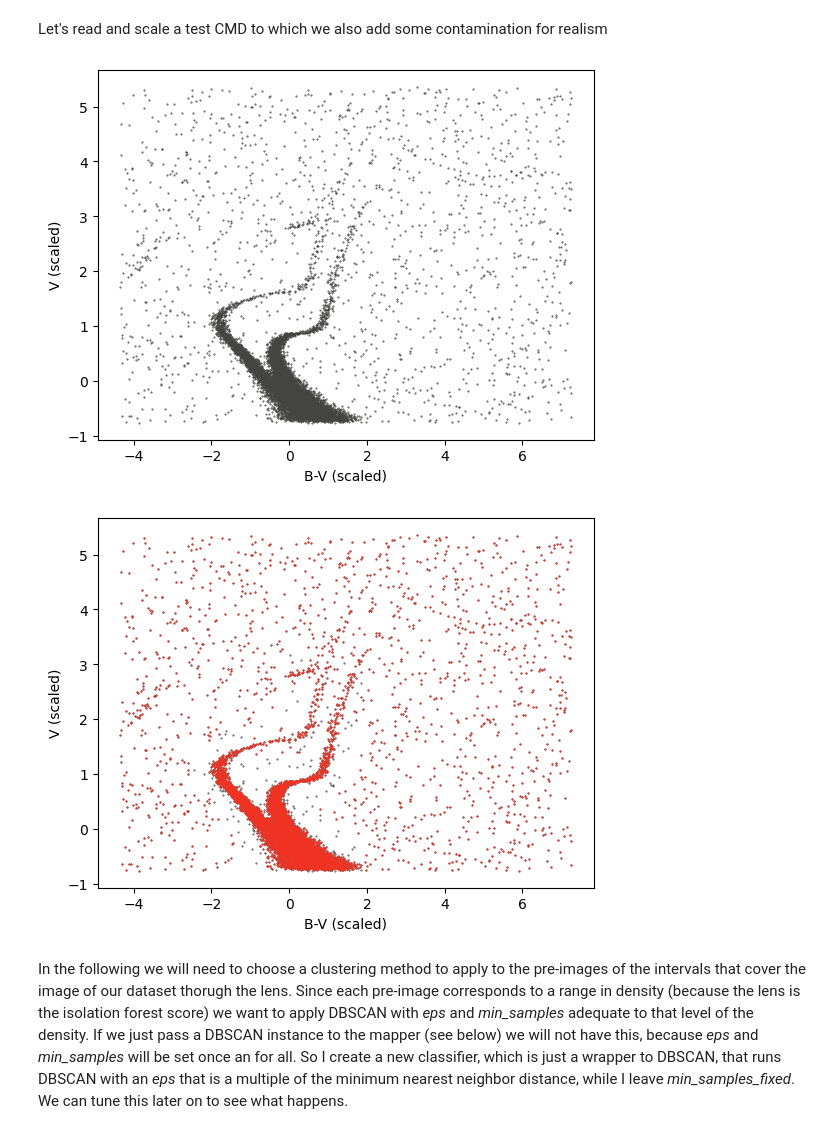
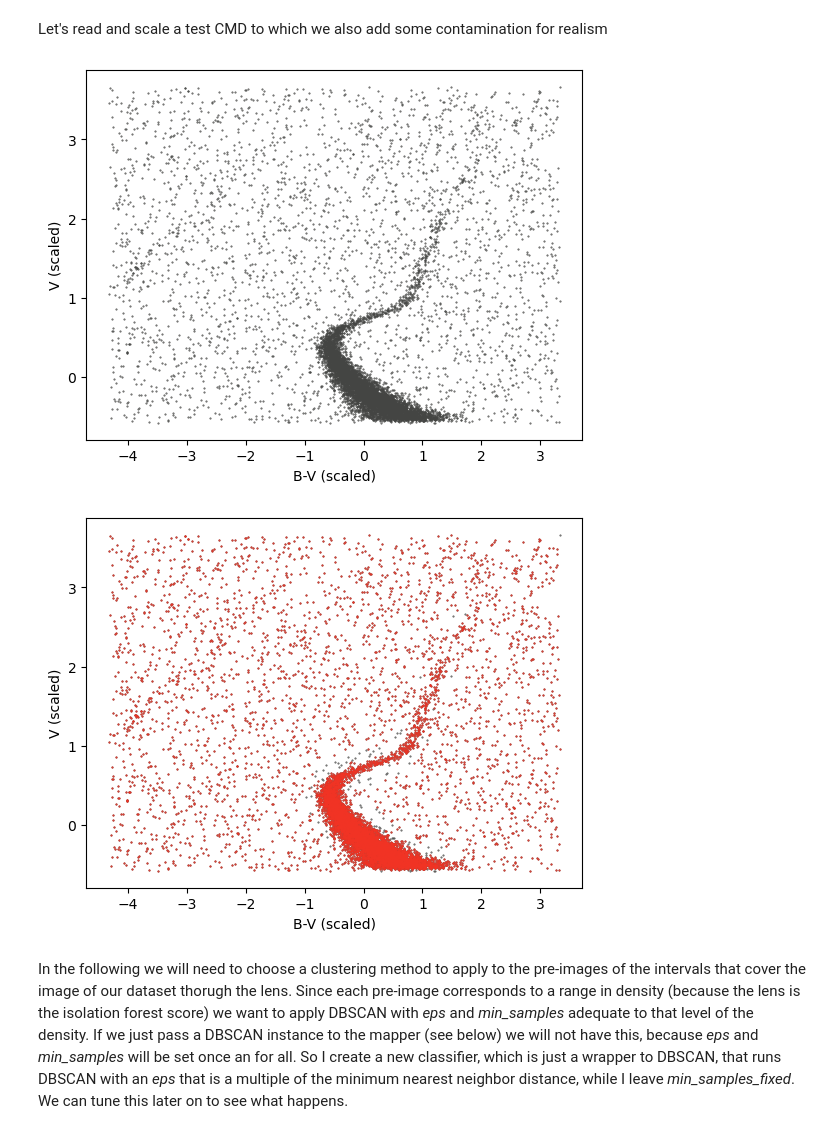
Before and after one commit to m-a-r-i-o/cmdmst, a Jupyter notebook: segmenting_CMDs.ipynb, the cells around one changed output. Cells and saved outputs as stored; diff of their text form; code cells hidden in the pictures.

```diff
--- a/segmenting_CMDs.ipynb
+++ b/segmenting_CMDs.ipynb
@@ -55,7 +55,7 @@ from sklearn.neighbors import NearestNeighbors
 # %% [markdown]
 Let's read and scale a test CMD to which we also add some contamination for realism
 # %%
-def contaminate(CMD, fraction = 0.15):
+def contaminate(CMD, fraction = 0.3):
     js = np.random.choice(range(CMD.shape[0]), replace = False, size = int(np.round(fraction*CMD.shape[0])))
     for i in range(CMD.shape[1]):
         m = CMD.iloc[:,i].min()
@@ -66,15 +66,15 @@ def contaminate(CMD, fraction = 0.15):
     return CMD
 # %%
 rs = RobustScaler()
-CMD = contaminate(pd.read_csv('prova_2pop.csv')[['V1', 'V2']])
+CMD = contaminate(pd.read_csv('prova.csv')[['V1', 'V2']])
 X = CMD.transpose()
 X = rs.fit_transform(CMD)
 plt.scatter(X[:,1], -X[:,0], s = 0.2, color = "#444543")
 plt.xlabel("B-V (scaled)")
 plt.ylabel("V (scaled)")
 plt.show()
 # %% [output]
-[figure, old version]
+[figure, new version]
 # %%
 lol = LocalOutlierFactor(n_neighbors=10).fit_predict(X)
 isout = lol==-1
@@ -84,7 +84,7 @@ plt.xlabel("B-V (scaled)")
 plt.ylabel("V (scaled)")
 plt.show()
 # %% [output]
-[figure, old version]
+[figure, new version]
 # %% [markdown]
 In the following we will need to choose a clustering method to apply to the pre-images of the intervals that cover the image of our dataset thorugh the lens. Since each pre-image corresponds to a range in density (because the lens is the isolation forest score) we want to apply DBSCAN with _eps_ and _min_samples_ adequate to that level of the density. If we just pass a DBSCAN instance to the mapper (see below) we will not have this, because _eps_ and _min_samples_ will be set once an for all. So I create a new classifier, which is just a wrapper to DBSCAN, that runs DBSCAN with an _eps_ that is a multiple of the minimum nearest neighbor distance, while I leave _min_samples_fixed_. We can tune this later on to see what happens.
 # %%
```
Also changed, not shown: parts of 12 cells of this notebook, 1 other file.
